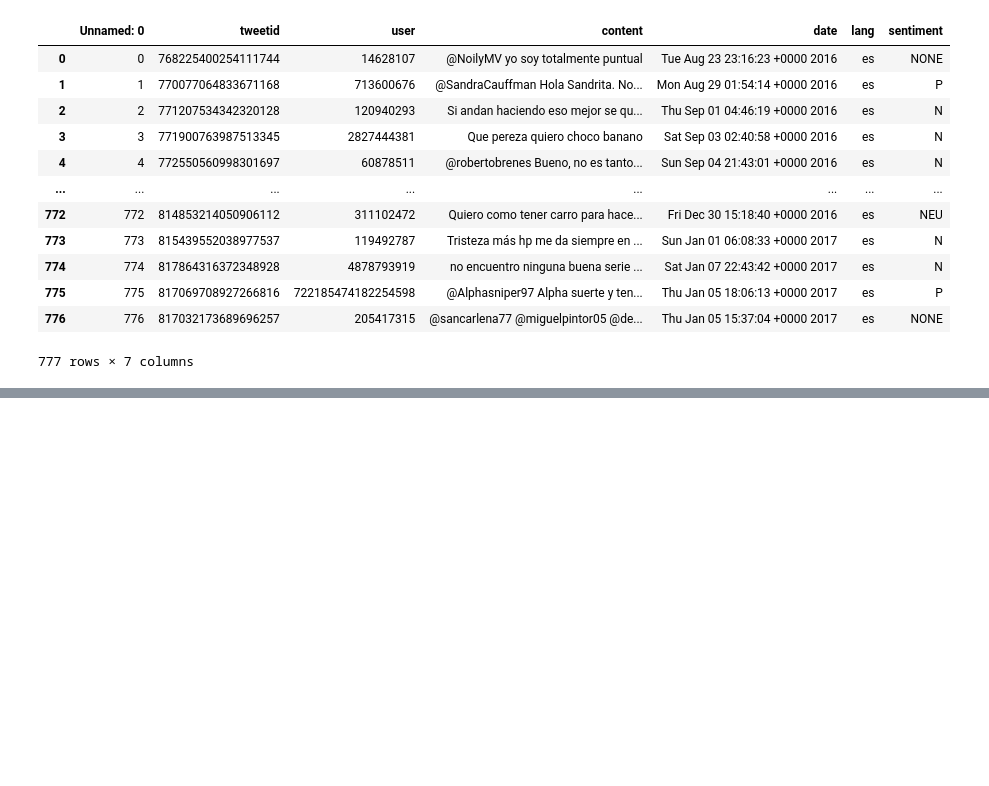
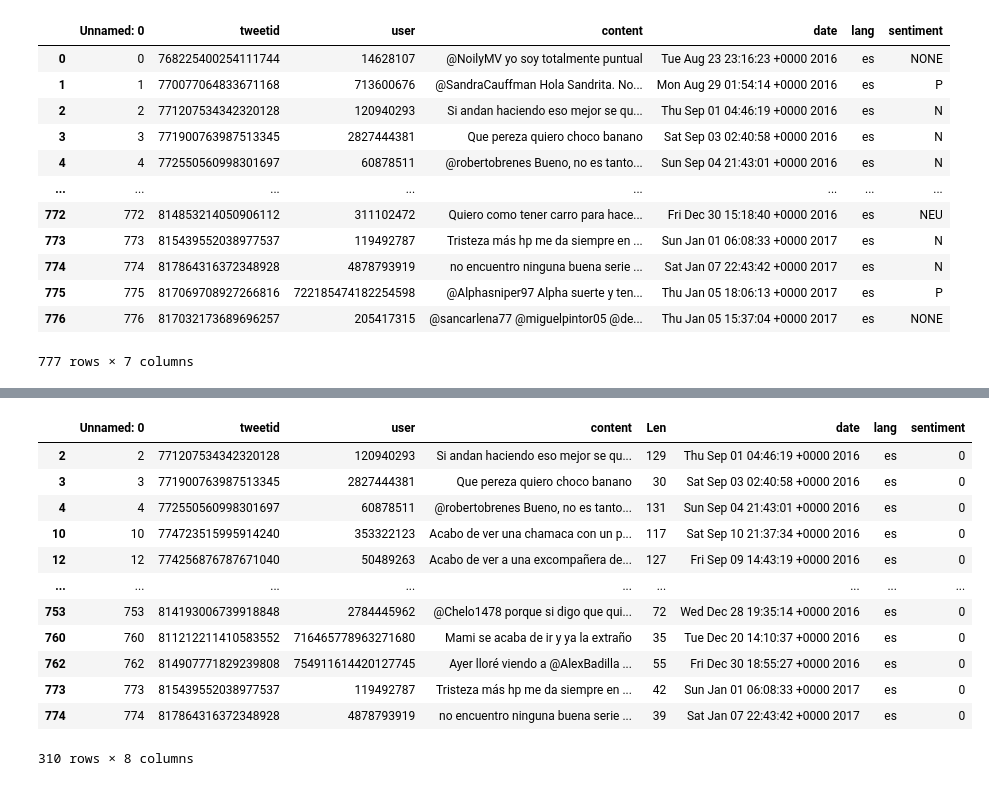
Before and after one commit to aarivera7/algoritmo-Clasificador-Bayes-Naive-NB, a Jupyter notebook: Algoritmo K-Nearest Neighbors.ipynb, the cells around one changed output, grey strips where cells are left out. Drawn from its saved outputs; the diff is of its cells as text; code cells hidden in the pictures; blank space fills up the shorter version.

```diff
--- a/Algoritmo K-Nearest Neighbors.ipynb
+++ b/Algoritmo K-Nearest Neighbors.ipynb
@@ -151,0 +41,4 @@ dff
+# %%
+len_str = [len(i) for i in df['content']]
+df.insert(4,"Len",len_str,True)
+len_str
@@ -151,0 +63,17 @@ dff
+# %%
+negative = df[df['sentiment'] == 0]
+negative
+# %% [output]
+|  | Unnamed: 0 | tweetid | user | content | Len | date | lang | sentiment |
+| 2 | 2 | 771207534342320128 | 120940293 | Si andan haciendo eso mejor se qu... | 129 | Thu Sep 01 04:46:19 +0000 2016 | es | 0 |
+| 3 | 3 | 771900763987513345 | 2827444381 | Que pereza quiero choco banano | 30 | Sat Sep 03 02:40:58 +0000 2016 | es | 0 |
+| 4 | 4 | 772550560998301697 | 60878511 | @robertobrenes Bueno, no es tanto... | 131 | Sun Sep 04 21:43:01 +0000 2016 | es | 0 |
+| 10 | 10 | 774723515995914240 | 353322123 | Acabo de ver una chamaca con un p... | 117 | Sat Sep 10 21:37:34 +0000 2016 | es | 0 |
+| 12 | 12 | 774256876787671040 | 50489263 | Acabo de ver a una excompañera de... | 127 | Fri Sep 09 14:43:19 +0000 2016 | es | 0 |
+| ... | ... | ... | ... | ... | ... | ... | ... | ... |
+| 753 | 753 | 814193006739918848 | 2784445962 | @Chelo1478 porque si digo que qui... | 72 | Wed Dec 28 19:35:14 +0000 2016 | es | 0 |
+| 760 | 760 | 811212211410583552 | 716465778963271680 | Mami se acaba de ir y ya la extraño | 35 | Tue Dec 20 14:10:37 +0000 2016 | es | 0 |
+| 762 | 762 | 814907771829239808 | 754911614420127745 | Ayer lloré viendo a @AlexBadilla ... | 55 | Fri Dec 30 18:55:27 +0000 2016 | es | 0 |
+| 773 | 773 | 815439552038977537 | 119492787 | Tristeza más hp me da siempre en ... | 42 | Sun Jan 01 06:08:33 +0000 2017 | es | 0 |
+| 774 | 774 | 817864316372348928 | 4878793919 | no encuentro ninguna buena serie ... | 39 | Sat Jan 07 22:43:42 +0000 2017 | es | 0 |
+310 rows × 8 columns
```
Also changed, not shown: parts of 19 cells of this notebook, 1 other file.
